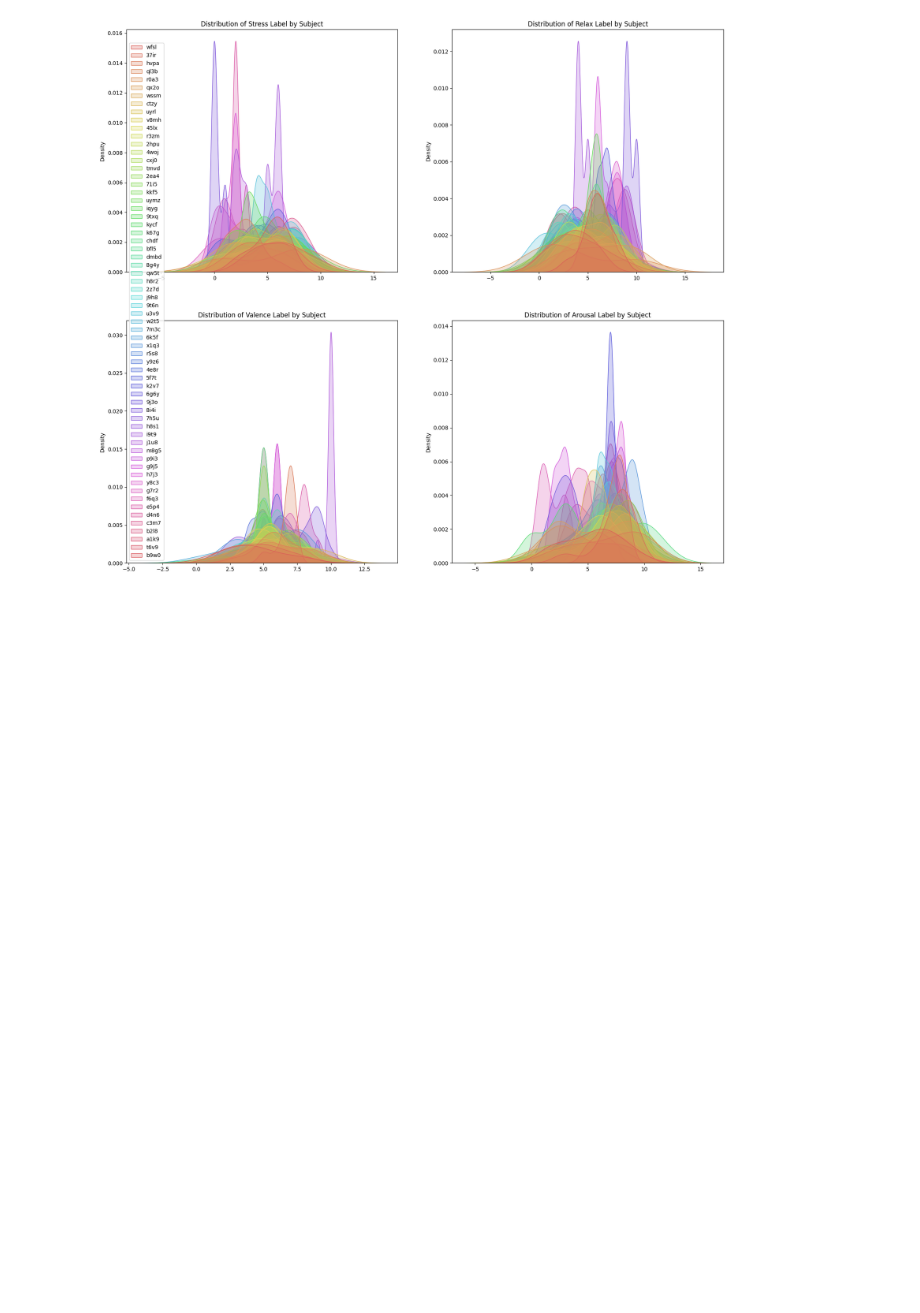
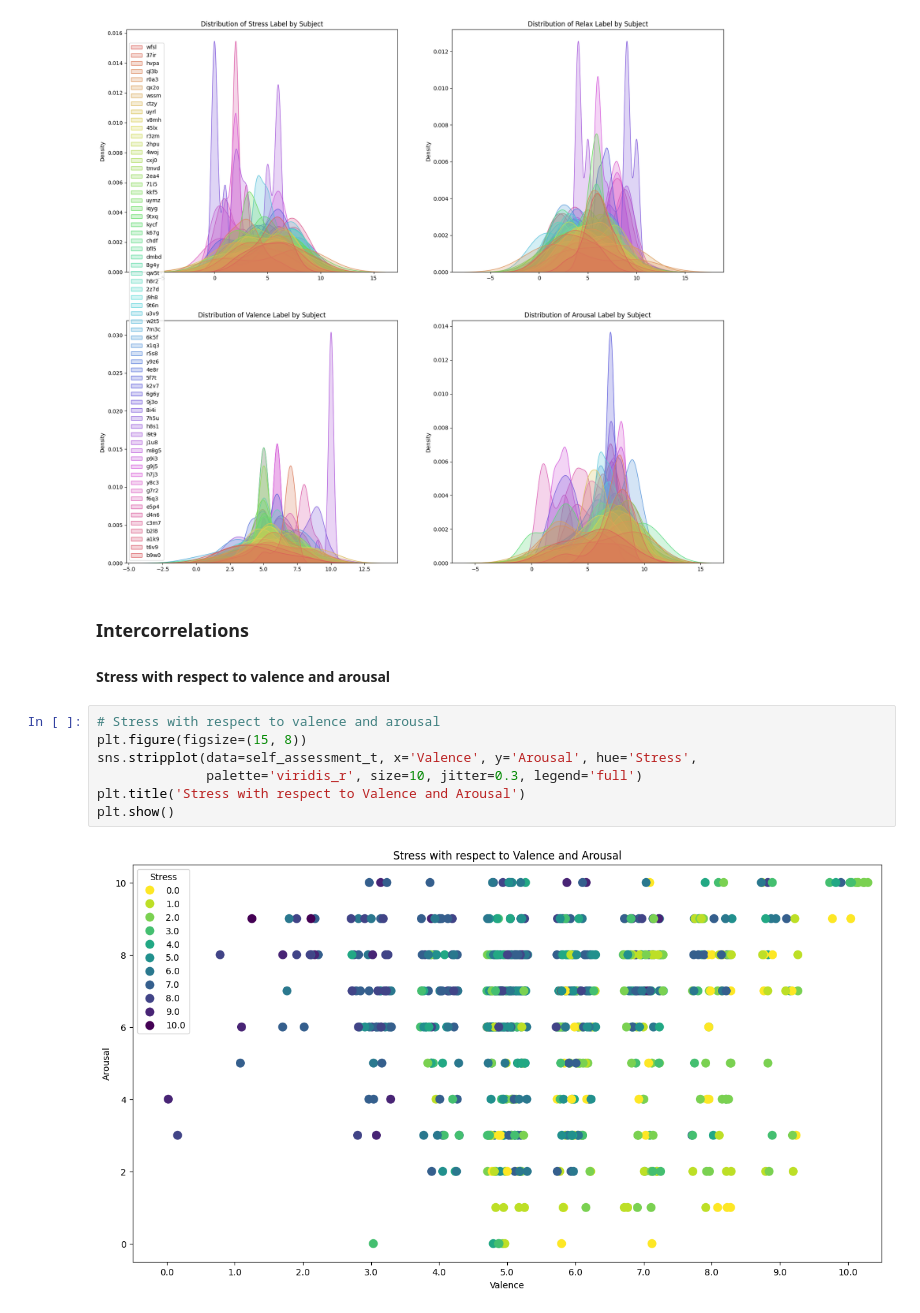
Before and after one commit to raz0208/Stress-Detection-by-Multimodal-Dataset, a Jupyter notebook: eda.ipynb, the cells around one changed output. Drawn from its saved outputs; the diff is of its cells as text; blank space fills up the shorter version.

Commit message:
StressID: Code Update - EDA on self_assessment.csv

```diff
--- a/eda.ipynb
+++ b/eda.ipynb
@@ -265,3 +265,15 @@ axs[1, 1].set_title('Distribution of Arousal Label by Subject')
 plt.show()
 # %% [output]
 [figure]
+# %% [markdown]
+### **Intercorrelations**
+#### Stress with respect to valence and arousal
+# %%
+# Stress with respect to valence and arousal
+plt.figure(figsize=(15, 8))
+sns.stripplot(data=self_assessment_t, x='Valence', y='Arousal', hue='Stress',
+              palette='viridis_r', size=10, jitter=0.3, legend='full')
+plt.title('Stress with respect to Valence and Arousal')
+plt.show()
+# %% [output]
+[figure, added]
```
